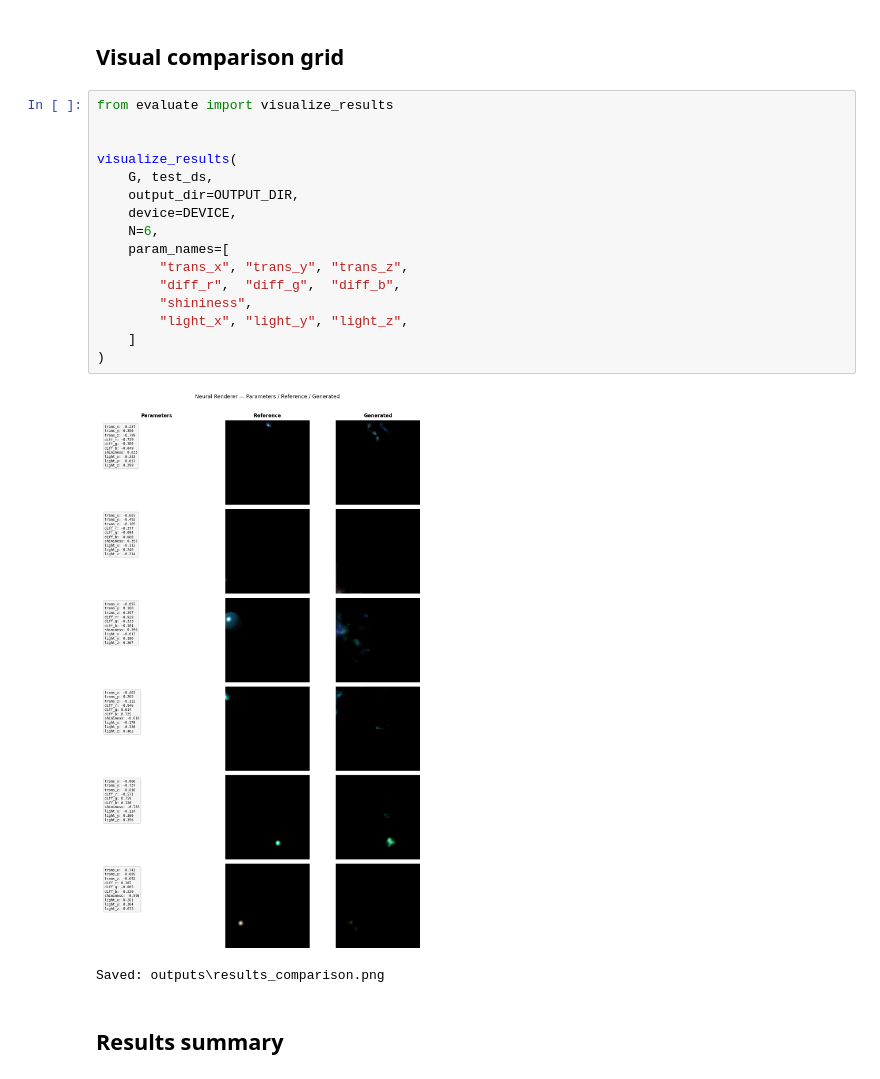
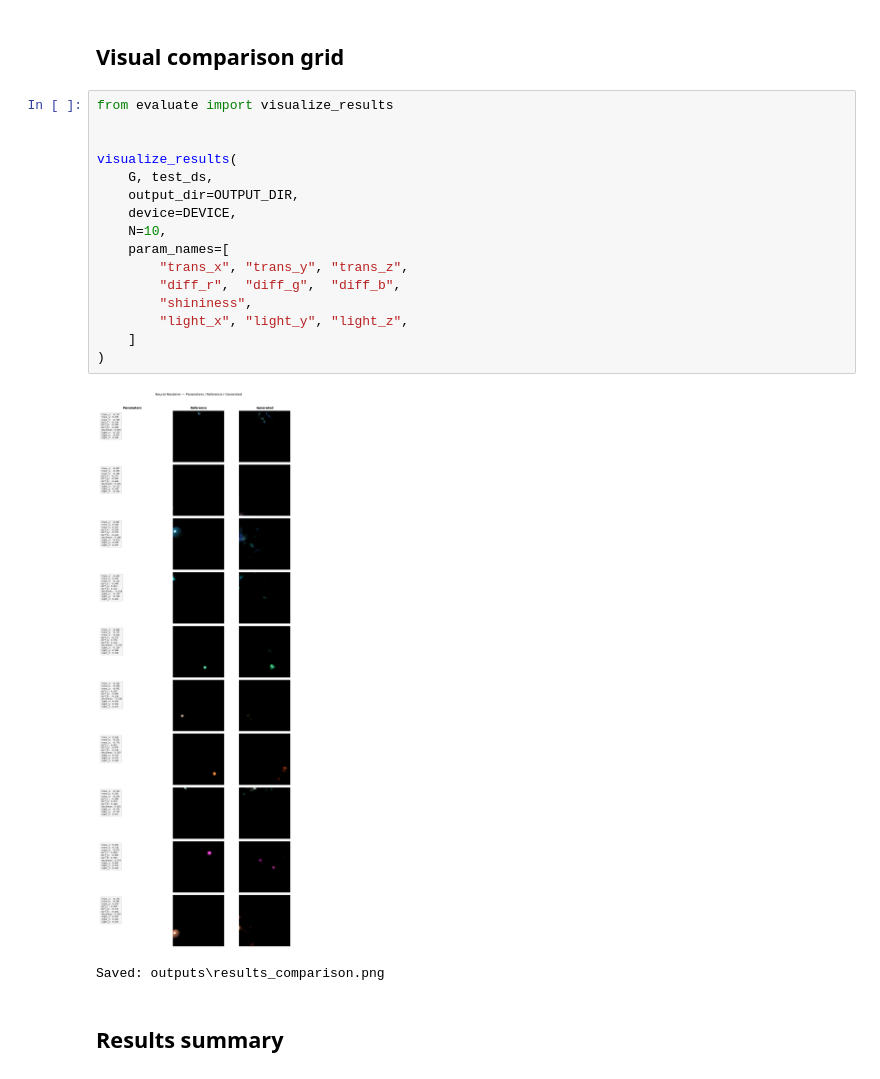
Before and after one commit to FilipLangiewicz/AIComputerGraphics, a Jupyter notebook: project3-rendering/gan_model/evaluate.ipynb, the cells around one changed output. Saved outputs shown, nothing was run; the diff lists cells and outputs as text.

```diff
--- a/project3-rendering/gan_model/evaluate.ipynb
+++ b/project3-rendering/gan_model/evaluate.ipynb
@@ -110,21 +110,21 @@ Metrics saved to: outputs\metrics.txt
 # %%
 from evaluate import visualize_results
 
 
 visualize_results(
     G, test_ds,
     output_dir=OUTPUT_DIR,
     device=DEVICE,
-    N=6,
+    N=10,
     param_names=[
         "trans_x", "trans_y", "trans_z",
         "diff_r",  "diff_g",  "diff_b",
         "shininess",
         "light_x", "light_y", "light_z",
     ]
 )
 # %% [output]
-[figure, old version]
+[figure, new version]
 Saved: outputs\results_comparison.png
 # %% [markdown]
 ## Results summary
```
Also changed, not shown: parts of 1 cell of this notebook, 3 other files.
